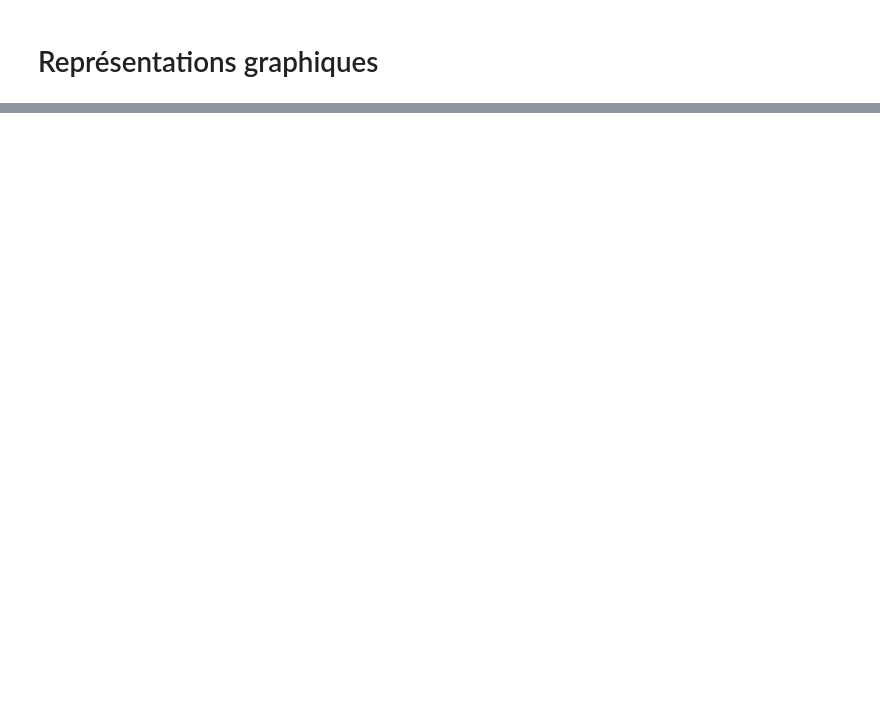
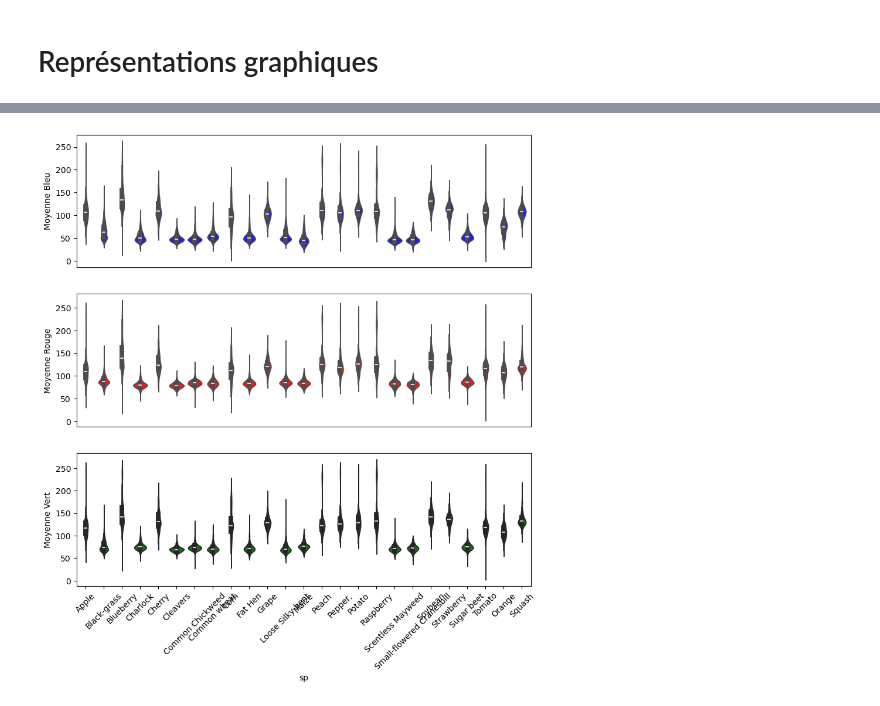
Before and after one commit to rcanet/projet_plantes, a Jupyter notebook: 01_Scripts/01b_jupyter_data_exploration_preliminary.ipynb, the cells around one changed output, grey strips where cells are left out. Cells and saved outputs as stored; diff of their text form; code cells hidden in the pictures; blank space fills up the shorter version.

```diff
--- a/01_Scripts/01b_jupyter_data_exploration_preliminary.ipynb
+++ b/01_Scripts/01b_jupyter_data_exploration_preliminary.ipynb
@@ -36,0 +67,23 @@ Il y a une sur représentation de la tomate par rapport aux autres et une sous-r
+# %%
+## Moyenne BRG
+fig = plt.figure(figsize=(10,10))
+
+plt.subplot(311)
+sns.violinplot(data = data_df, y = "mean_blue", x = "sp", color = 'blue')
+plt.xticks([])
+plt.ylabel("Moyenne Bleu")
+plt.xlabel('')
+
+plt.subplot(312)
+sns.violinplot(data = data_df, y = "mean_red", x = "sp", color = 'red')
+plt.xticks([])
+plt.ylabel("Moyenne Rouge")
+plt.xlabel('')
+
+plt.subplot(313)
+sns.violinplot(data = data_df, y = "mean_green", x = "sp",color = 'green')
+plt.xticks(rotation=45)
+plt.ylabel("Moyenne Vert")
+plt.show();
+# %% [output]
+[figure, added]
```
Also changed, not shown: parts of 7 cells of this notebook, 4 other files.
